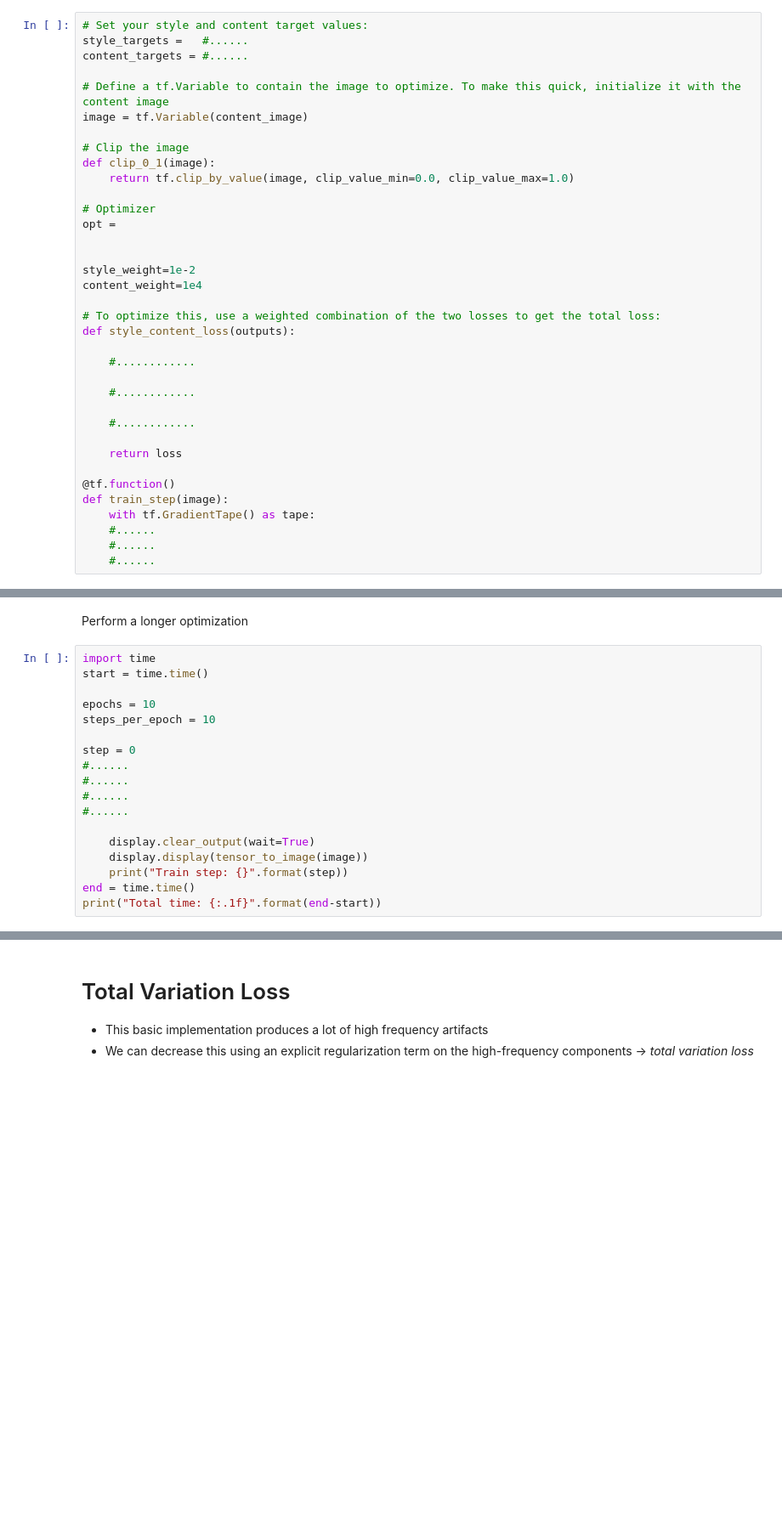
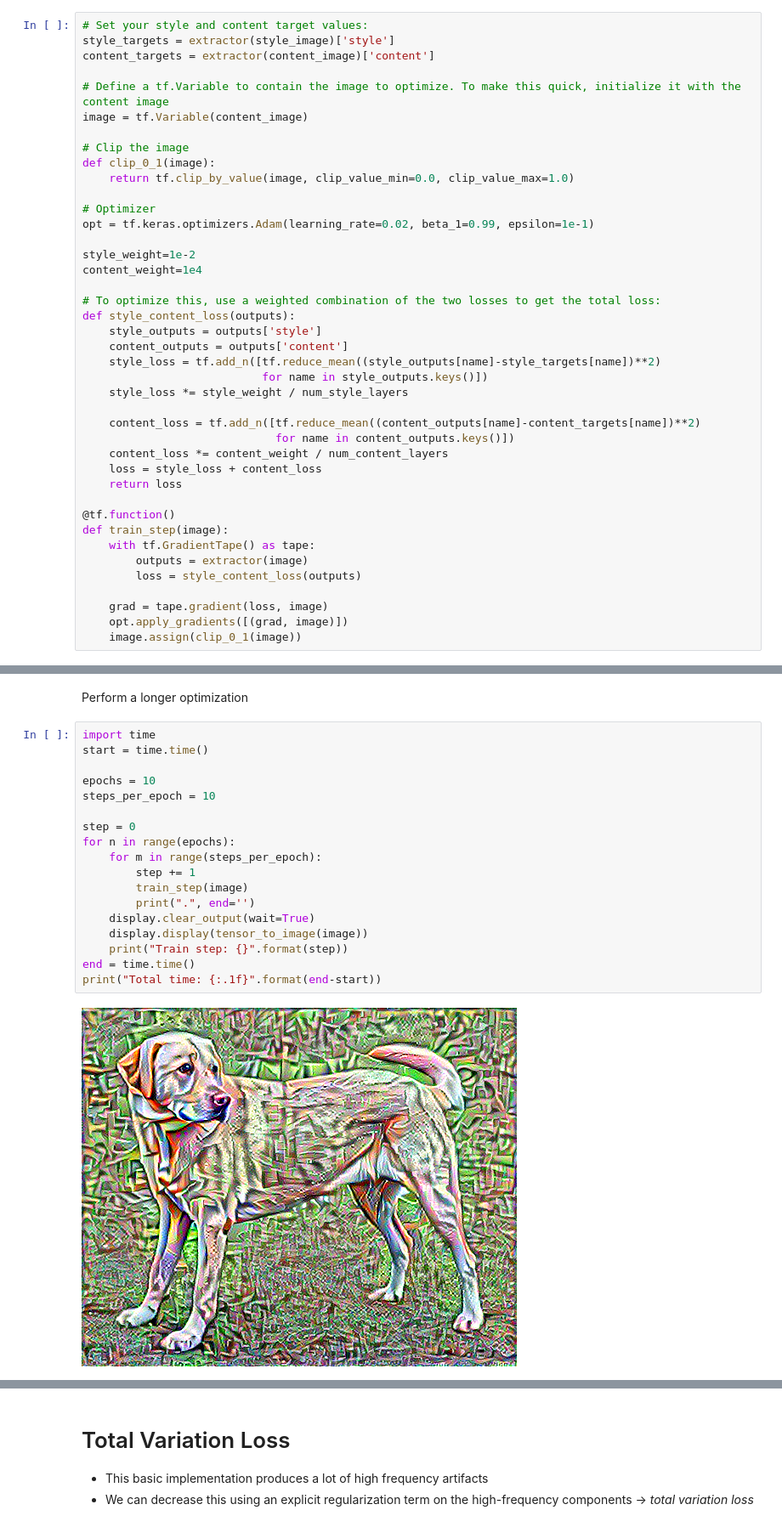
Before and after one commit to mbuccoli/creativepc2019, a Jupyter notebook: Labs/Lab6_Deep_Learning_Part_1/Neural_Style_Transfer.ipynb, the cells around one changed output, grey strips where cells are left out. Shown at 85% size. Cells and saved outputs as stored; diff of their text form; blank space fills up the shorter version.

```diff
--- a/Labs/Lab6_Deep_Learning_Part_1/Neural_Style_Transfer.ipynb
+++ b/Labs/Lab6_Deep_Learning_Part_1/Neural_Style_Transfer.ipynb
@@ -222,8 +315,8 @@ for name, output in sorted(results['content'].items()):
 # Run gradient descent
 # %%
 # Set your style and content target values:
-style_targets =   #......
-content_targets = #......
+style_targets = extractor(style_image)['style']
+content_targets = extractor(content_image)['content']
 
 # Define a tf.Variable to contain the image to optimize. To make this quick, initialize it with the content image
 image = tf.Variable(content_image)
@@ -233,29 +326,34 @@ def clip_0_1(image):
     return tf.clip_by_value(image, clip_value_min=0.0, clip_value_max=1.0)
 
 # Optimizer
-opt =
-
+opt = tf.keras.optimizers.Adam(learning_rate=0.02, beta_1=0.99, epsilon=1e-1)
 
 style_weight=1e-2
 content_weight=1e4
 
 # To optimize this, use a weighted combination of the two losses to get the total loss:
 def style_content_loss(outputs):
+    style_outputs = outputs['style']
+    content_outputs = outputs['content']
+    style_loss = tf.add_n([tf.reduce_mean((style_outputs[name]-style_targets[name])**2)
+                           for name in style_outputs.keys()])
+    style_loss *= style_weight / num_style_layers
 
-    #............
-
-    #............
-
-    #............
-
+    content_loss = tf.add_n([tf.reduce_mean((content_outputs[name]-content_targets[name])**2)
+                             for name in content_outputs.keys()])
+    content_loss *= content_weight / num_content_layers
+    loss = style_loss + content_loss
     return loss
 
 @tf.function()
 def train_step(image):
     with tf.GradientTape() as tape:
-    #......
-    #......
-    #......
+        outputs = extractor(image)
+        loss = style_content_loss(outputs)
+
+    grad = tape.gradient(loss, image)
+    opt.apply_gradients([(grad, image)])
+    image.assign(clip_0_1(image))
 # %%
 train_step(image)
 train_step(image)
@@ -266,18 +366,20 @@ Perform a longer optimization
 # %%
 import time
 start = time.time()
 
 epochs = 10
 steps_per_epoch = 10
 
 step = 0
-#......
-#......
-#......
-#......
-
+for n in range(epochs):
+    for m in range(steps_per_epoch):
+        step += 1
+        train_step(image)
+        print(".", end='')
     display.clear_output(wait=True)
     display.display(tensor_to_image(image))
     print("Train step: {}".format(step))
 end = time.time()
 print("Total time: {:.1f}".format(end-start))
+# %% [output]
+[figure, added]
```
Also changed, not shown: parts of 19 cells of this notebook, 3 other files.
